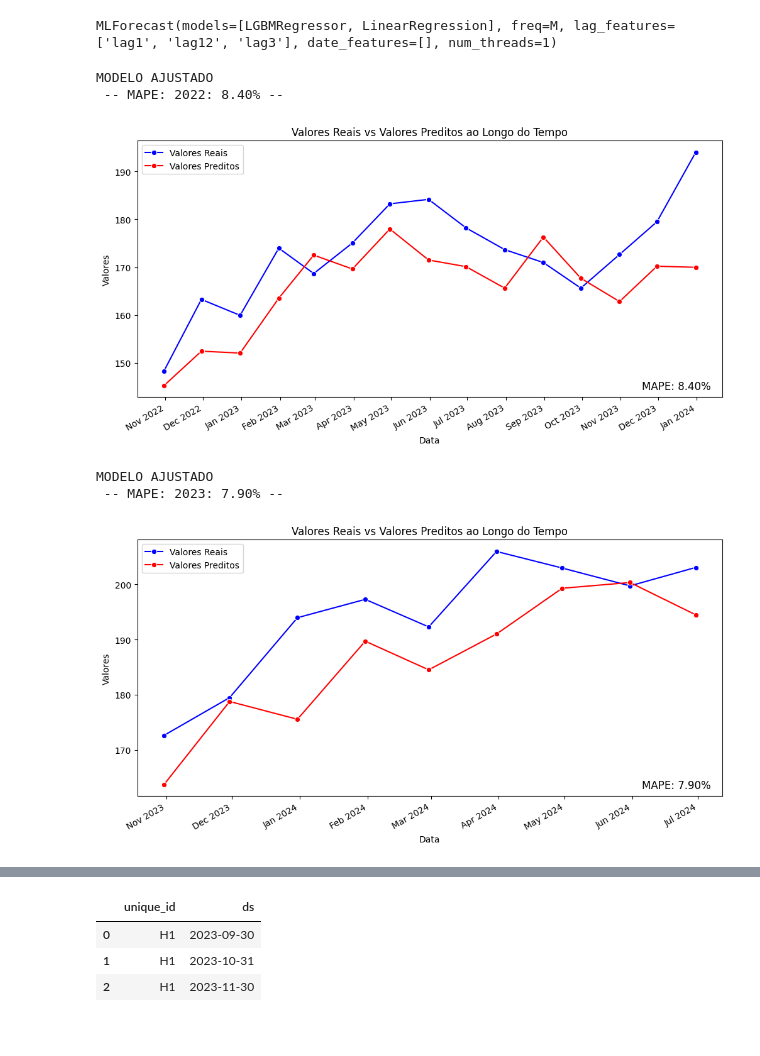
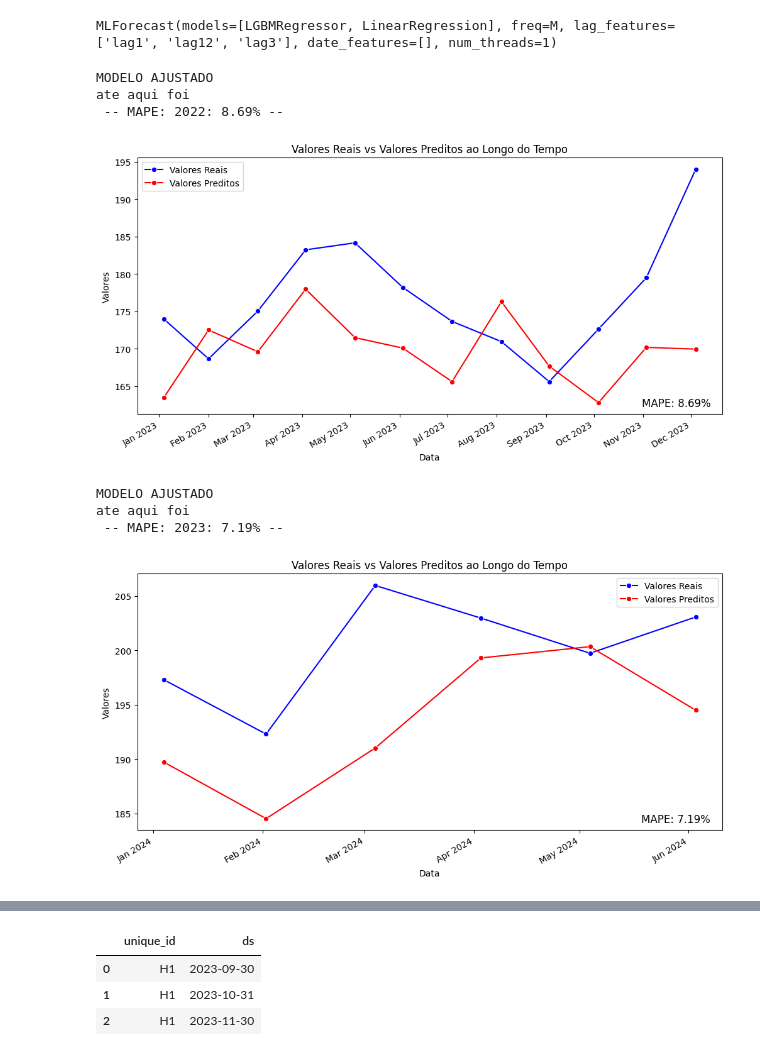
Before and after one commit to AlissonRP/MlCodes, a Jupyter notebook: mlforecast/back_test.ipynb, the cells around one changed output, grey strips where cells are left out. Saved outputs shown, nothing was run; the diff lists cells and outputs as text; code cells hidden in the pictures.

Commit message:
end back test with mlforecast

```diff
--- a/mlforecast/back_test.ipynb
+++ b/mlforecast/back_test.ipynb
@@ -109,21 +109,26 @@ def back_test(df, modelo, target):
     modelo.fit(train, static_features=[])
     print('MODELO AJUSTADO')
 
+
     preds = fcst.predict(h=X_test.shape[0], X_df=X_test)
 
     preds = preds.merge(test[[target, 'ds']], on='ds')
 
+    next_year = year + 1
+    preds_next_year = preds[preds['ds'].dt.year == next_year]
 
-
-    mape_calculado = mape(preds[target], preds['LGBMRegressor'])
+    print('ate aqui foi')
+    mape_calculado = mape(preds_next_year[target], preds_next_year['LGBMRegressor'])
     print(f" -- MAPE: {year}: {mape_calculado:.2f}% --")
-    predicted_plot(preds, target, 'LGBMRegressor', mape_calculado)
+    predicted_plot(preds_next_year, target, 'LGBMRegressor', mape_calculado)
 # %%
-back_test(df, fcst, target=target)
+back_test(df, fcst, target)
 # %% [output]
 MODELO AJUSTADO
- -- MAPE: 2022: 8.40% --
+ate aqui foi
+ -- MAPE: 2022: 8.69% --
-[figure, old version]
+[figure, new version]
 MODELO AJUSTADO
- -- MAPE: 2023: 7.90% --
+ate aqui foi
+ -- MAPE: 2023: 7.19% --
-[figure, old version]
+[figure, new version]
```
Also changed, not shown: parts of 6 cells of this notebook.
